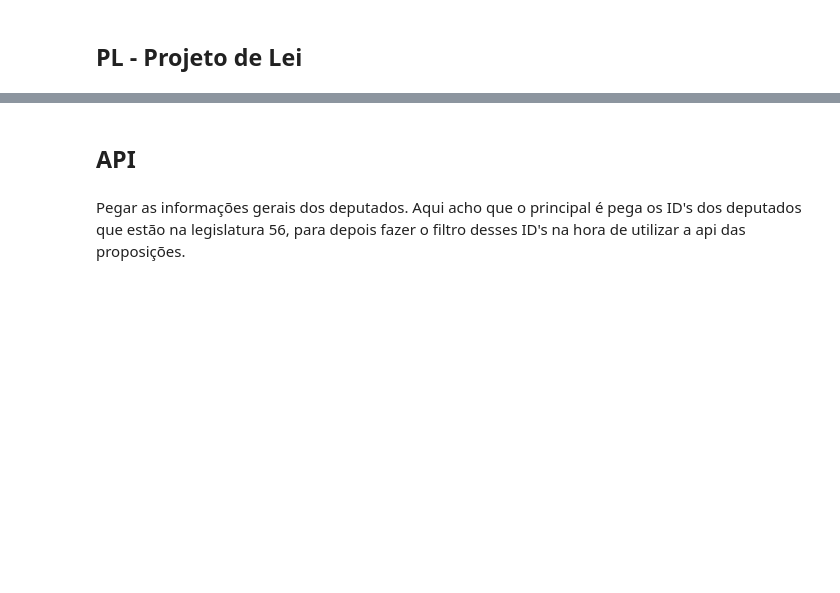
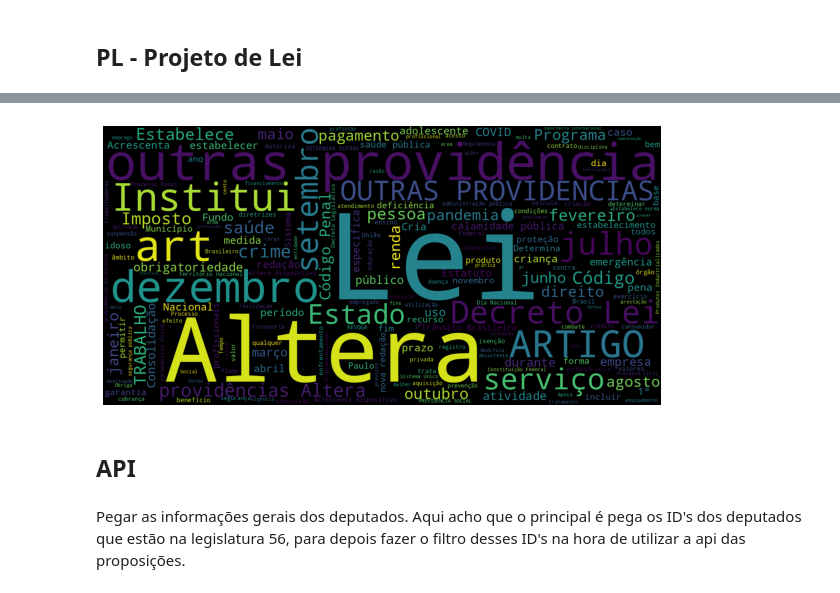
Before and after one commit to renatagsr/rankingPoliticos, a Jupyter notebook: EDA.ipynb, the cells around one changed output, grey strips where cells are left out. Cells and saved outputs as stored; diff of their text form; code cells hidden in the pictures; blank space fills up the shorter version.

```diff
--- a/EDA.ipynb
+++ b/EDA.ipynb
@@ -81,7 +69,7 @@ plt.imshow(wordcloud);
 # %% [markdown]
 ## PL - Projeto de Lei
 # %%
-pl = pd.read_csv('/home/renata/Desktop/Projetos Freela/Ranking Políticos/PL - Projeto de Lei.csv', header=[3], sep = ';')
+pl = pd.read_csv('/home/renata/Desktop/Projetos Freela/rankingPoliticos/PL - Projeto de Lei.csv', header=[3], sep = ';')
 # %%
 pl.head()
 # %% [output]
@@ -91,3 +79,23 @@ pl.head()
 | 2 | PL 2333/2021 | Assegura o direito à pensão por m... | NaN | Alexandre Padilha | SP | PT | 25/06/2021 | Tramitando em Conjunto | http://www.camara.gov.br/proposic... |
 | 3 | PL 2535/2021 | Altera o art. 77 da Lei nº 8.213,... | NaN | Paulo Teixeira | SP | PT | 13/07/2021 | Tramitando em Conjunto | http://www.camara.gov.br/proposic... |
 | 4 | PL 2705/2021 | Altera a Lei nº 11.340, de 7 de a... | NaN | Roberto Alves | SP | REPUBLIC | 04/08/2021 | Aguardando Encaminhamento | http://www.camara.gov.br/proposic... |
+# %%
+summary = pl.dropna(subset=['Ementa'], axis = 0)['Ementa']
+all_summary = " ".join(s for s in summary)
+import nltk
+nltk.download('stopwords')
+stopwords = nltk.corpus.stopwords.words('portuguese')
+stopwords.extend(["da", "meu", "em", "você", "de", "ao", "os", "dá", "o", "e", "dispor", "sobre", "Dá", "para", "à", "dos", "dispõe", "nº", "n", "todo"])
+
+wordcloud = WordCloud(stopwords=stopwords,
+                      background_color="black",
+                      width=1600,
+                      height=800).generate(all_summary)
+
+#Mostrar imagem final
+fig, ax = plt.subplots(figsize=(10,6))
+ax.imshow(wordcloud, interpolation='bilinear')
+ax.set_axis_off()
+
+plt.imshow(wordcloud);
+# %% [output]
@@ -94,3 +104,4 @@ pl.head()
+[figure, added]
 # %% [markdown]
 ## API
 # %% [markdown]
```
Also changed, not shown: parts of 4 cells of this notebook.
